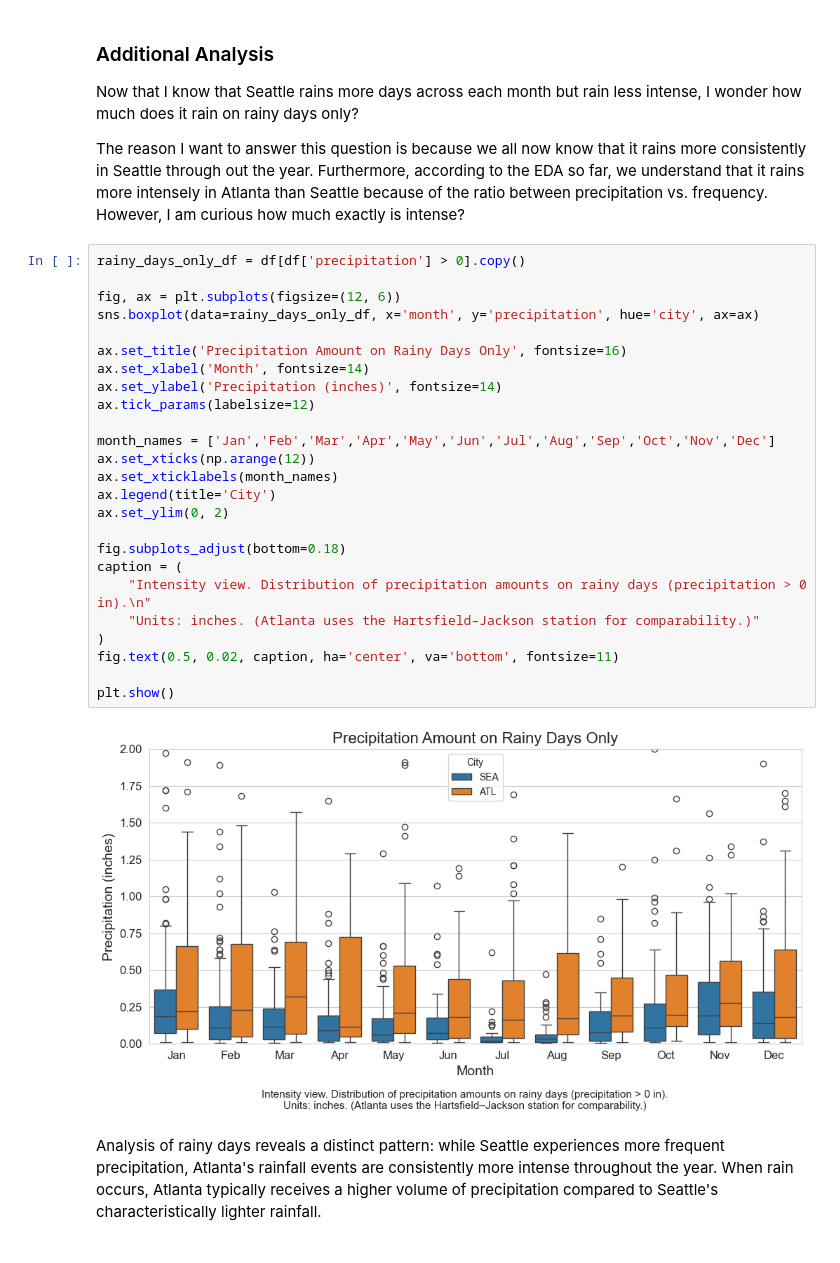
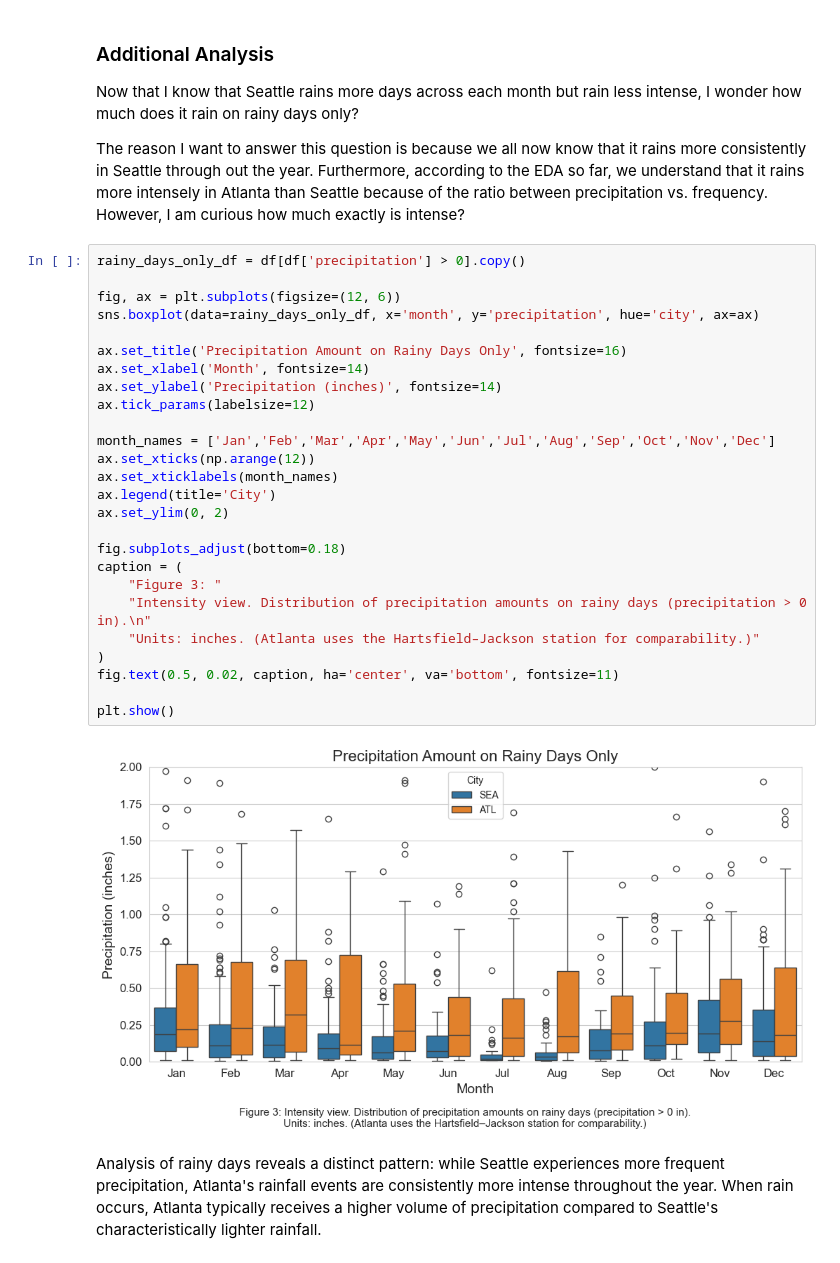
Before and after one commit to dcnguyen060899/weather, a Jupyter notebook: code/eda_modelling.ipynb, the cells around one changed output. Drawn from its saved outputs; the diff is of its cells as text.

```diff
--- a/code/eda_modelling.ipynb
+++ b/code/eda_modelling.ipynb
@@ -344,30 +361,31 @@ The reason I want to answer this question is because we all now know that it rai
 # %%
 rainy_days_only_df = df[df['precipitation'] > 0].copy()
 
 fig, ax = plt.subplots(figsize=(12, 6))
 sns.boxplot(data=rainy_days_only_df, x='month', y='precipitation', hue='city', ax=ax)
 
 ax.set_title('Precipitation Amount on Rainy Days Only', fontsize=16)
 ax.set_xlabel('Month', fontsize=14)
 ax.set_ylabel('Precipitation (inches)', fontsize=14)
 ax.tick_params(labelsize=12)
 
 month_names = ['Jan','Feb','Mar','Apr','May','Jun','Jul','Aug','Sep','Oct','Nov','Dec']
 ax.set_xticks(np.arange(12))
 ax.set_xticklabels(month_names)
 ax.legend(title='City')
 ax.set_ylim(0, 2)
 
 fig.subplots_adjust(bottom=0.18)
 caption = (
+    "Figure 3: "
     "Intensity view. Distribution of precipitation amounts on rainy days (precipitation > 0 in).\n"
     "Units: inches. (Atlanta uses the Hartsfield–Jackson station for comparability.)"
 )
 fig.text(0.5, 0.02, caption, ha='center', va='bottom', fontsize=11)
 
 plt.show()
 # %% [output]
-[figure, old version]
+[figure, new version]
 # %% [markdown]
 Analysis of rainy days reveals a distinct pattern: while Seattle experiences more frequent precipitation, Atlanta's rainfall events are consistently more intense throughout the year. When rain occurs, Atlanta typically receives a higher volume of precipitation compared to Seattle's characteristically lighter rainfall.
 # %% [markdown]
```
Also changed, not shown: parts of 4 cells of this notebook, 1 other file.
